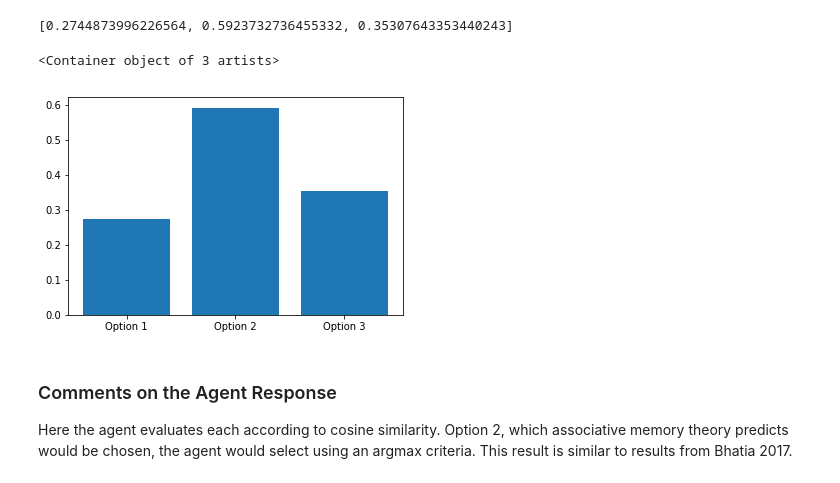
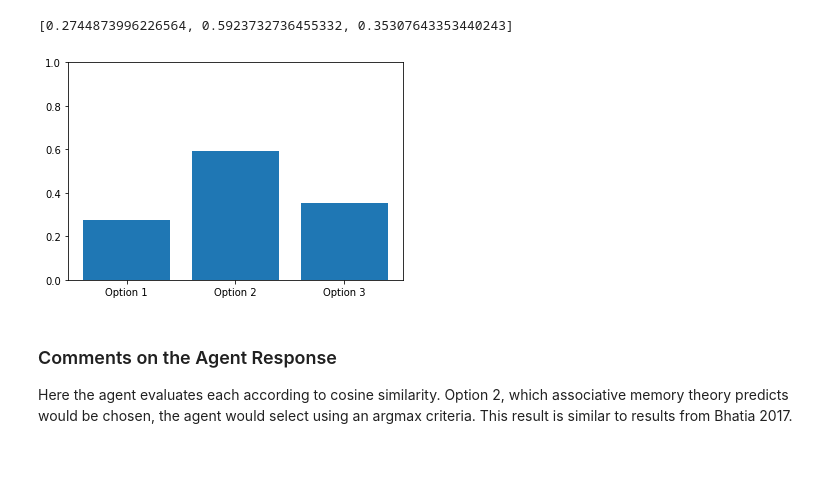
Before and after one commit to runck014/2018-geoinformatica-submission, a Jupyter notebook: notebooks/agent-architecture.ipynb, the cells around one changed output. Cells and saved outputs as stored; diff of their text form; code cells hidden in the pictures.

```diff
--- a/notebooks/agent-architecture.ipynb
+++ b/notebooks/agent-architecture.ipynb
@@ -96,9 +96,10 @@ agent.evaluate_perceptions()
 [0.2744873996226564, 0.5923732736455332, 0.35307643353440243]
 # %%
 plt.bar(["Option 1","Option 2","Option 3"],agent.evaluations)
+plt.ylim((0,1))
+plt.show()
 # %% [output]
-<Container object of 3 artists>
-[figure, old version]
+[figure, new version]
 # %% [markdown]
 ### Comments on the Agent Response
 
```
Also changed, not shown: parts of 2 cells of this notebook.
